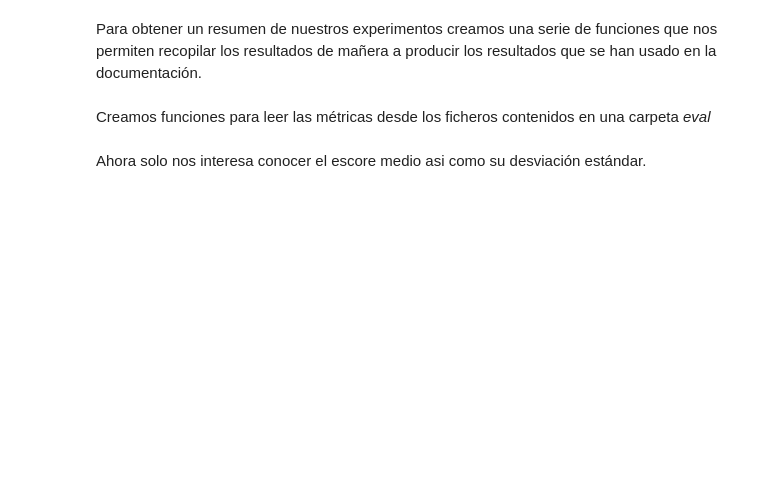
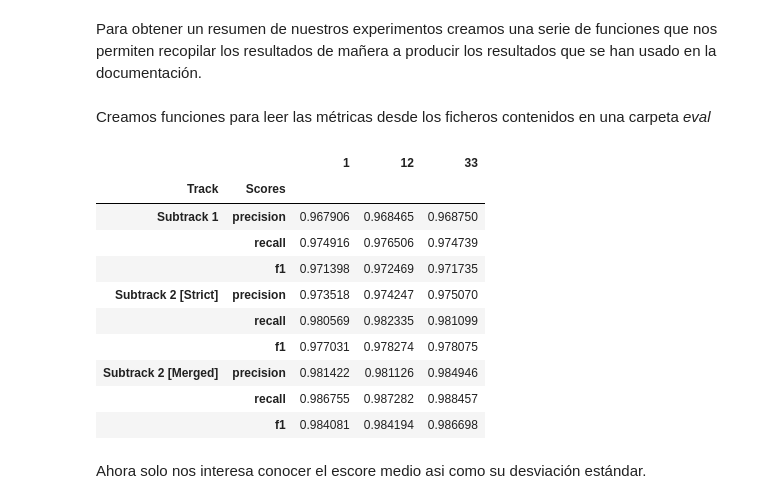
Before and after one commit to GuiGel/MedDocAn, a Jupyter notebook: presentation/cdti.ipynb, the cells around one changed output. Drawn from its saved outputs; the diff is of its cells as text; code cells hidden in the pictures; blank space fills up the shorter version.

```diff
--- a/presentation/cdti.ipynb
+++ b/presentation/cdti.ipynb
@@ -743,14 +950,24 @@ def get_scores_as_df(seeds: List[int], get_folder: Callable[[int], Path]) -> pd.
     # Give multi index to df
     return pd.DataFrame(df.to_numpy().T, index=multi_index)
 # %%
-from functools import partial
-
 seeds = [1, 12, 33]
 dataset = "test"
-base_folder = Path.cwd().parent / "experiments"
-get_folder = lambda seed: base_folder / f"corpus_sentence_bert_finetune_it_150/an_wh_rs_False_dpt_0_emb_beto-cased_FT_True_Ly_-1_seed_{seed}_lr_5e-06_it_150_bs_4_opti_AdamW_pjct_emb_False_sdl_LinearSchedulerWithWarmup_use_crf_False_use_rnn_False_wup_0.1/0/evals/{dataset}"
+ROOT = Path.cwd().parent
+get_folder = lambda seed: ROOT / f"experiments/corpus_sentence_bert_finetune_it_150/an_wh_rs_False_dpt_0_emb_beto-cased_FT_True_Ly_-1_seed_{seed}_lr_5e-06_it_150_bs_4_opti_AdamW_pjct_emb_False_sdl_LinearSchedulerWithWarmup_use_crf_False_use_rnn_False_wup_0.1/0/evals/{dataset}"
 df_all_scores = get_scores_as_df(seeds, get_folder)
 df = df_all_scores.rename(columns=dict(zip(range(3), seeds))); df
+# %% [output]
+|  |  | 1 | 12 | 33 |
+| Track | Scores |  |  |  |
+| Subtrack 1 | precision | 0.967906 | 0.968465 | 0.968750 |
+|  | recall | 0.974916 | 0.976506 | 0.974739 |
+|  | f1 | 0.971398 | 0.972469 | 0.971735 |
+| Subtrack 2 [Strict] | precision | 0.973518 | 0.974247 | 0.975070 |
+|  | recall | 0.980569 | 0.982335 | 0.981099 |
+|  | f1 | 0.977031 | 0.978274 | 0.978075 |
+| Subtrack 2 [Merged] | precision | 0.981422 | 0.981126 | 0.984946 |
+|  | recall | 0.986755 | 0.987282 | 0.988457 |
+|  | f1 | 0.984081 | 0.984194 | 0.986698 |
 # %% [markdown]
 Ahora solo nos interesa conocer el escore medio asi como su desviación estándar.
 # %%
```
Also changed, not shown: parts of 54 cells of this notebook.
